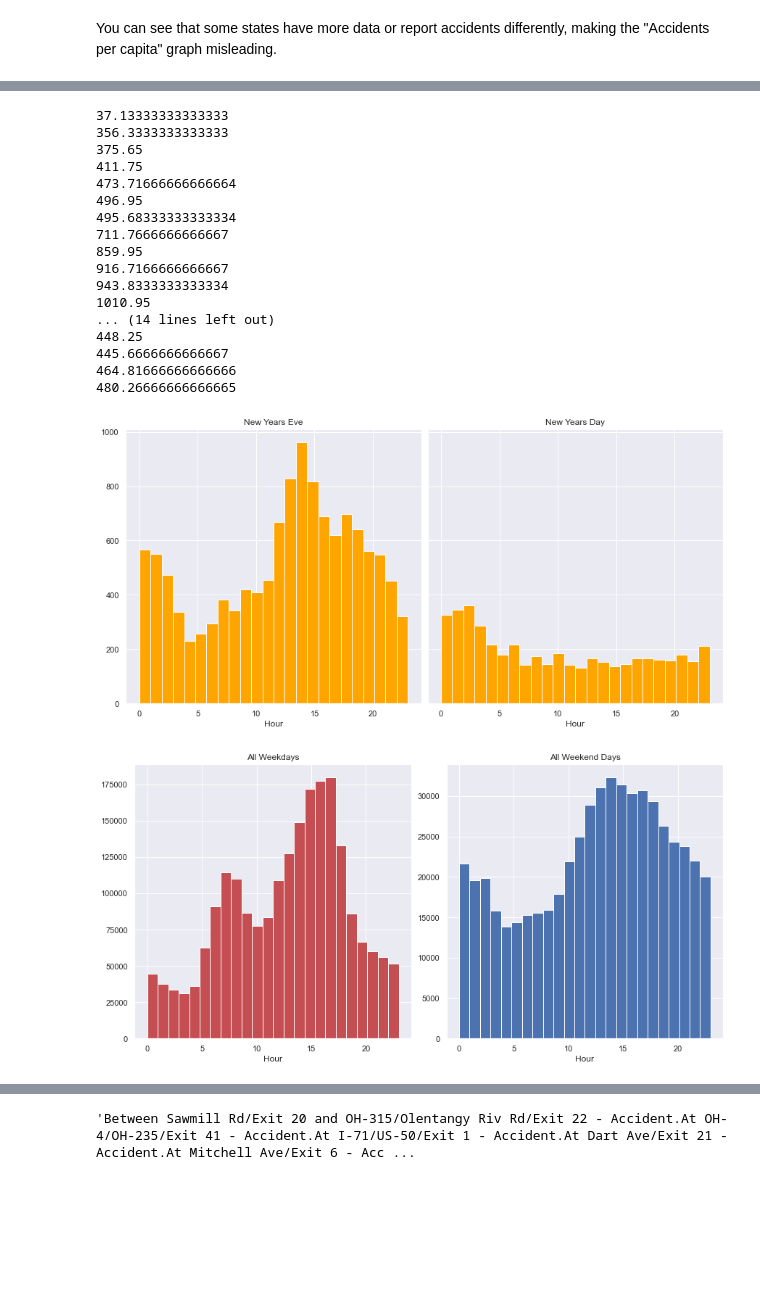
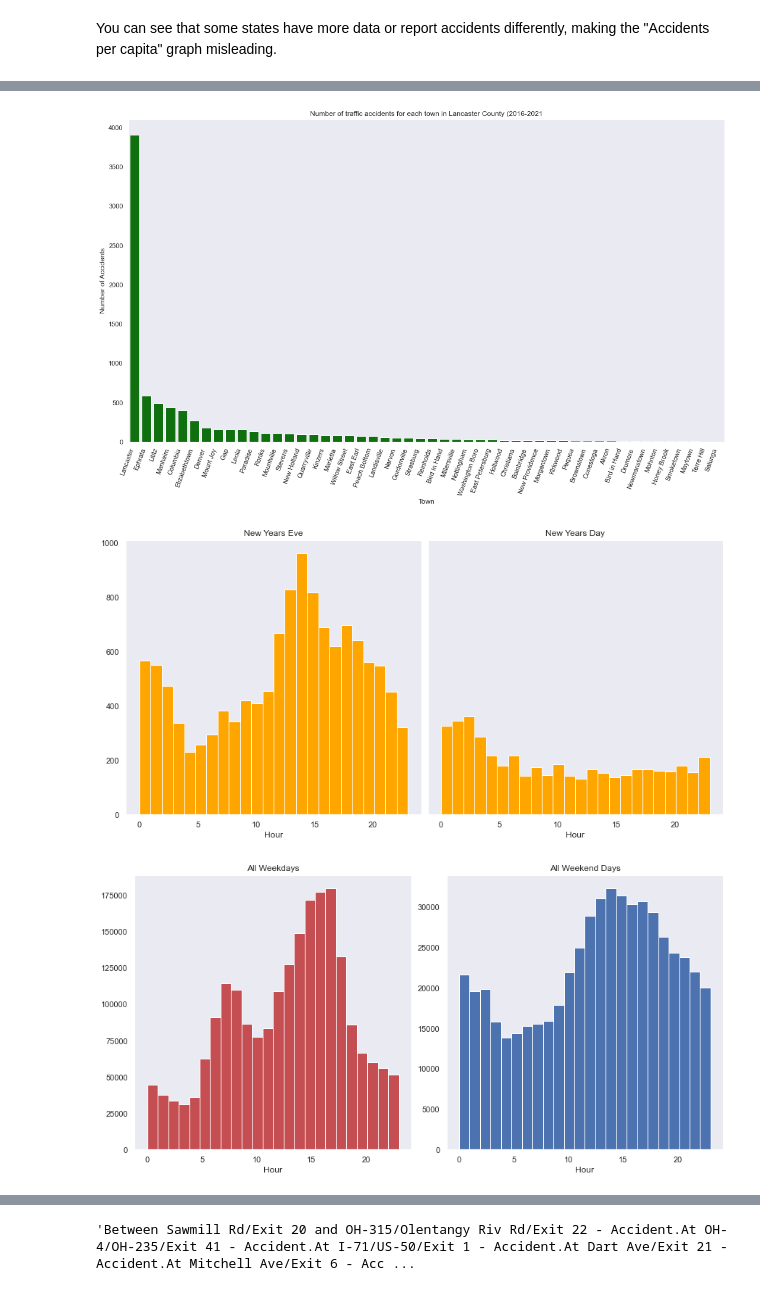
Before and after one commit to jeffc1020/453-visualization, a Jupyter notebook: final.ipynb, the cells around one changed output, grey strips where cells are left out. Cells and saved outputs as stored; diff of their text form; code cells hidden in the pictures; blank space fills up the shorter version.

```diff
--- a/final.ipynb
+++ b/final.ipynb
@@ -436,0 +437,15 @@ The data even varies by county. However, the data seems evenly spread across a s
+# %%
+lancaster_county_counts = lancaster_county['City'].value_counts()
+
+plt.figure(figsize=(18,10))
+ax = plt.axes()
+sns.barplot(x=lancaster_county_counts.index, y=lancaster_county_counts.values, color='green', ax=ax)
+ax.set_xticklabels(ax.get_xticklabels(), rotation=70, ha='right')
+plt.title('Number of traffic accidents for each town in Lancaster County (2016-2021')
+plt.xlabel('Town')
+plt.ylabel('Number of Accidents')
+plt.show()
+
+#lancaster_county_counts
+# %% [output]
+[figure, added]
@@ -437,13 +465,4 @@ The data even varies by county. However, the data seems evenly spread across a s
 # %%
-import datetime
-mini_df = df[:30]
-now = datetime.datetime.now()
-midnight = now.replace(hour=0, minute=0, second=0, microsecond=0)
-for row in mini_df['Start_Time']:
-    minutes = (row - midnight).seconds / 60
-    print(minutes)
-
-
 new_years_eve = df[(df['Start_Time'].dt.month == 12) & (df['Start_Time'].dt.day == 31)]
 new_years_day = df[(df['Start_Time'].dt.month == 1) & (df['Start_Time'].dt.day == 1)]
 weekend = df[(df['Start_Time'].dt.dayofweek == 5) | (df['Start_Time'].dt.dayofweek == 6)]
@@ -465,22 +484,5 @@ ax4.set_title('All Weekend Days')
 ax4.set_xlabel('Hour')
 plt.show()
 # %% [output]
-37.13333333333333
-356.3333333333333
-375.65
-411.75
-473.71666666666664
-496.95
-495.68333333333334
-711.7666666666667
-859.95
-916.7166666666667
-943.8333333333334
-1010.95
-... (14 lines left out)
-448.25
-445.6666666666667
-464.81666666666666
-480.26666666666665
 [figure]
 [figure]
```
Also changed, not shown: parts of 6 cells of this notebook.
